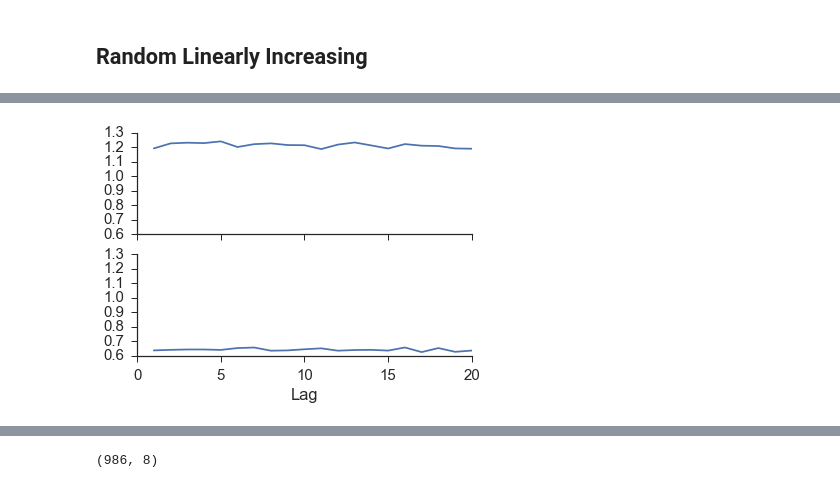
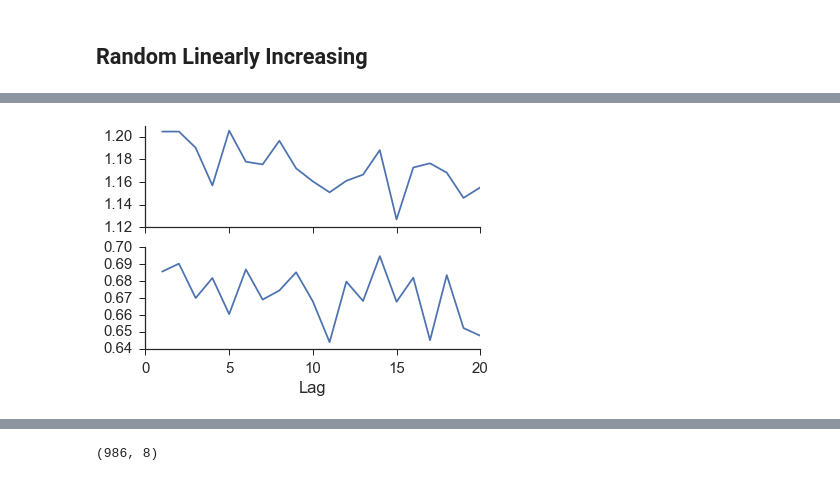
Before and after one commit to nickc1/skccm, a Jupyter notebook: scripts/skCCM_examples.ipynb, the cells around one changed output, grey strips where cells are left out. Cells and saved outputs as stored; diff of their text form; code cells hidden in the pictures.

```diff
--- a/scripts/skCCM_examples.ipynb
+++ b/scripts/skCCM_examples.ipynb
@@ -388,13 +411,13 @@ em_x2 = ccm.embed(x2)
 mi1 = em_x1.mutual_information(20)
 mi2 = em_x2.mutual_information(20)
 # %%
-fig,ax = plt.subplots(nrows=2,sharex=True,sharey=True)
+fig,ax = plt.subplots(nrows=2,sharex=True)
 ax[0].plot(np.arange(1,21),mi1)
 ax[1].plot(np.arange(1,21),mi2)
 ax[1].set_xlabel('Lag')
 sns.despine()
 # %% [output]
-[figure, old version]
+[figure, new version]
 # %%
 lag1 = 2
 lag2 = 2
```
Also changed, not shown: parts of 56 cells of this notebook, 3 other files.
